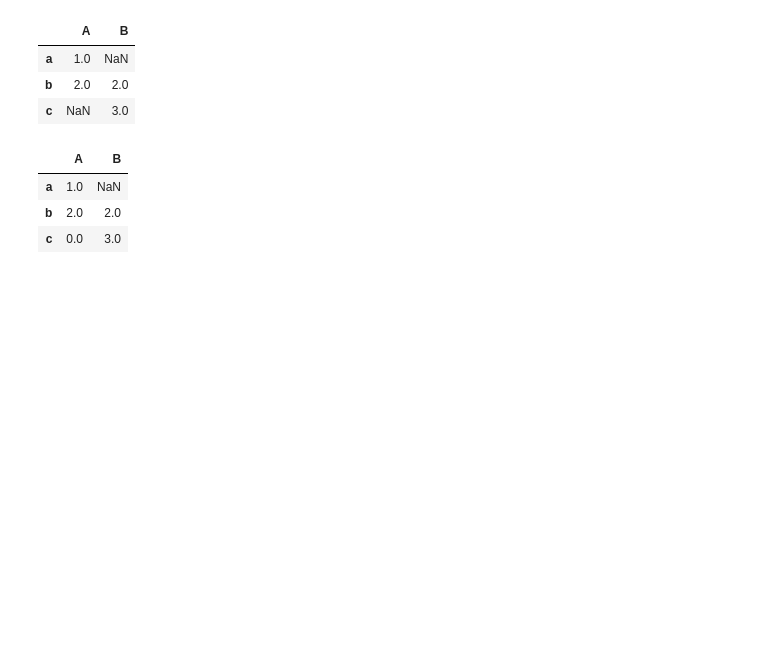
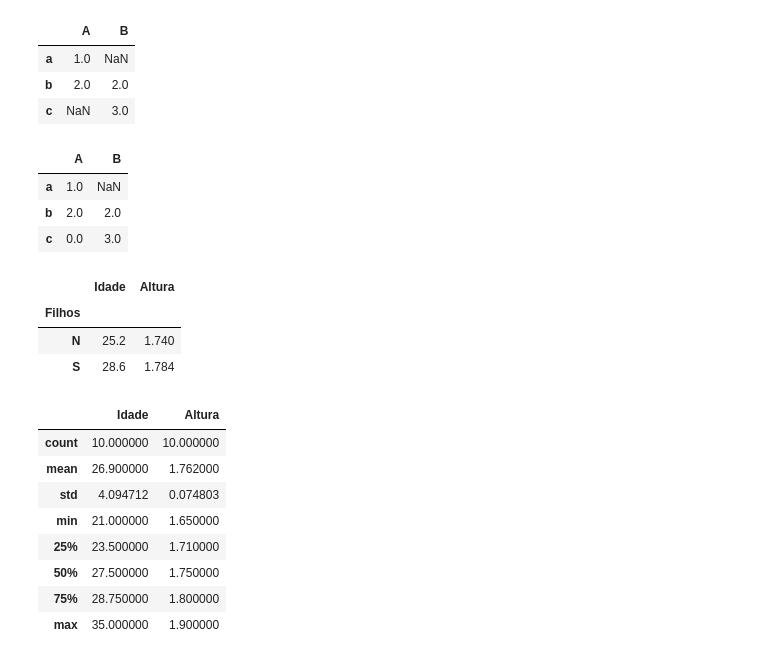
Before and after one commit to Vvitoor21/PythonForDataAnalytics, a Jupyter notebook: 8_Criando_DataFrames_E_Selecionando(Queries).ipynb, the cells around one changed output. Saved outputs shown, nothing was run; the diff lists cells and outputs as text; code cells hidden in the pictures; blank space fills up the shorter version.

```diff
--- a/8_Criando_DataFrames_E_Selecionando(Queries).ipynb
+++ b/8_Criando_DataFrames_E_Selecionando(Queries).ipynb
@@ -396,3 +396,22 @@ data
 | a | 1.0 | NaN |
 | b | 2.0 | 2.0 |
 | c | 0.0 | 3.0 |
+# %%
+dados.groupby('Filhos').mean()
+# %% [output]
+|  | Idade | Altura |
+| Filhos |  |  |
+| N | 25.2 | 1.740 |
+| S | 28.6 | 1.784 |
+# %%
+dados.describe()
+# %% [output]
+|  | Idade | Altura |
+| count | 10.000000 | 10.000000 |
+| mean | 26.900000 | 1.762000 |
+| std | 4.094712 | 0.074803 |
+| min | 21.000000 | 1.650000 |
+| 25% | 23.500000 | 1.710000 |
+| 50% | 27.500000 | 1.750000 |
+| 75% | 28.750000 | 1.800000 |
+| max | 35.000000 | 1.900000 |
```
Also changed, not shown: parts of 6 cells of this notebook.
